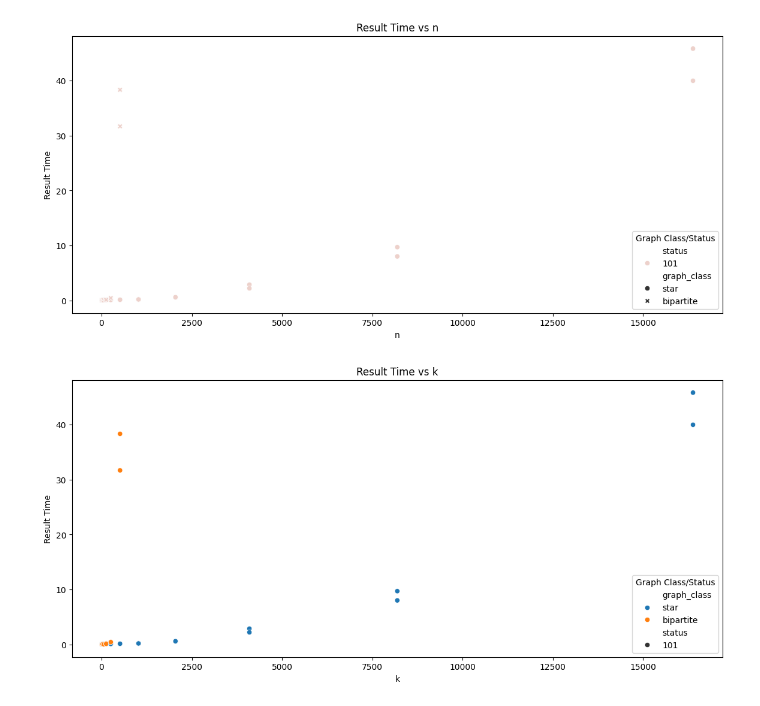
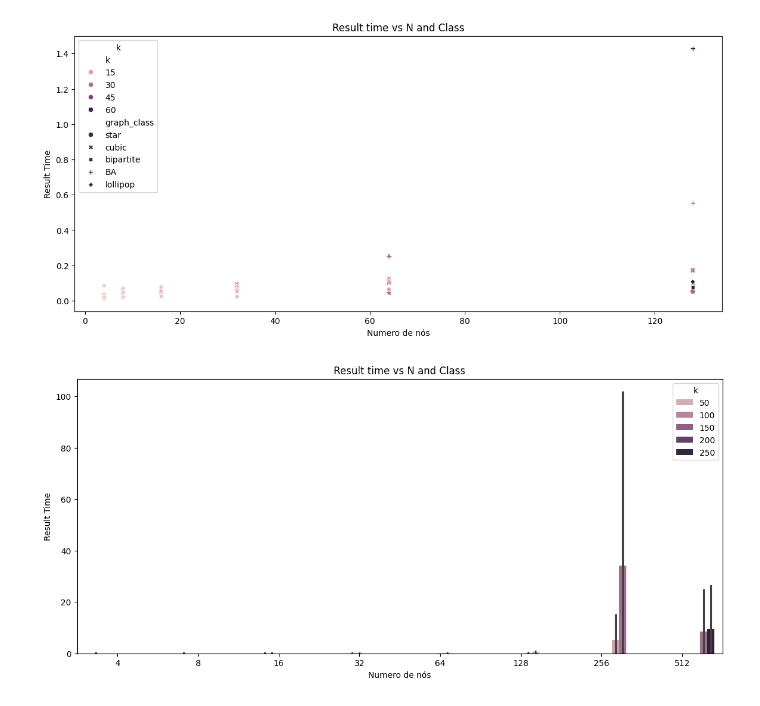
Before and after one commit to FilipePrates/HappySet-IC, a Jupyter notebook: viewResults.ipynb, the cells around one changed output. Cells and saved outputs as stored; diff of their text form; code cells hidden in the pictures.

Commit message:
first graphs

```diff
--- a/viewResults.ipynb
+++ b/viewResults.ipynb
@@ -21,23 +53,24 @@ df.describe()
 # %%
-# Plot result_time vs n
+
+# Plot result_time vs N
 plt.figure(figsize=(14, 6))
-sns.scatterplot(data=df, x='n', y='result_time', hue='status', style='graph_class')
-plt.title('Result Time vs n')
-plt.xlabel('n')
+sns.scatterplot(data=df[:59], x='n', y='result_time', hue='k', style="graph_class")
+plt.title('Result time vs N and Class')
+plt.xlabel('Numero de nós')
 plt.ylabel('Result Time')
-plt.legend(title='Graph Class/Status')
+plt.legend(title='k')
 plt.show()
 # %% [output]
-[figure, old version]
+[figure, new version]
 # %%
 
 # Plot result_time vs k
 plt.figure(figsize=(14, 6))
-sns.scatterplot(data=df, x='n', y='result_time', hue='graph_class', style='status')
+sns.barplot(data=df, x='n', y='result_time', hue='k')
 plt.title('Result time vs N and Class')
-plt.xlabel('k')
+plt.xlabel('Numero de nós')
 plt.ylabel('Result Time')
-plt.legend(title='Graph Class/Status')
+plt.legend(title='k')
 plt.show()
 # %% [output]
-[figure, old version]
+[figure, new version]
```
Also changed, not shown: parts of 5 cells of this notebook, 1 other file.
